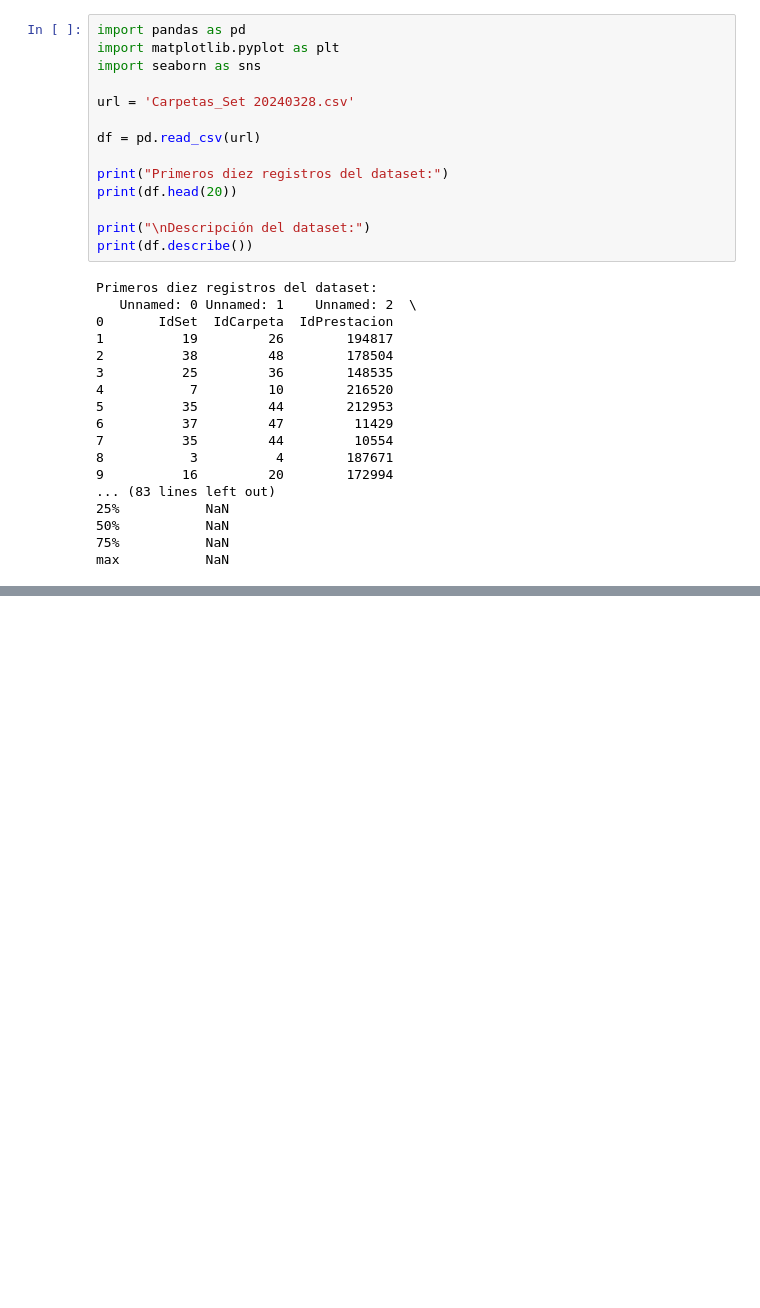
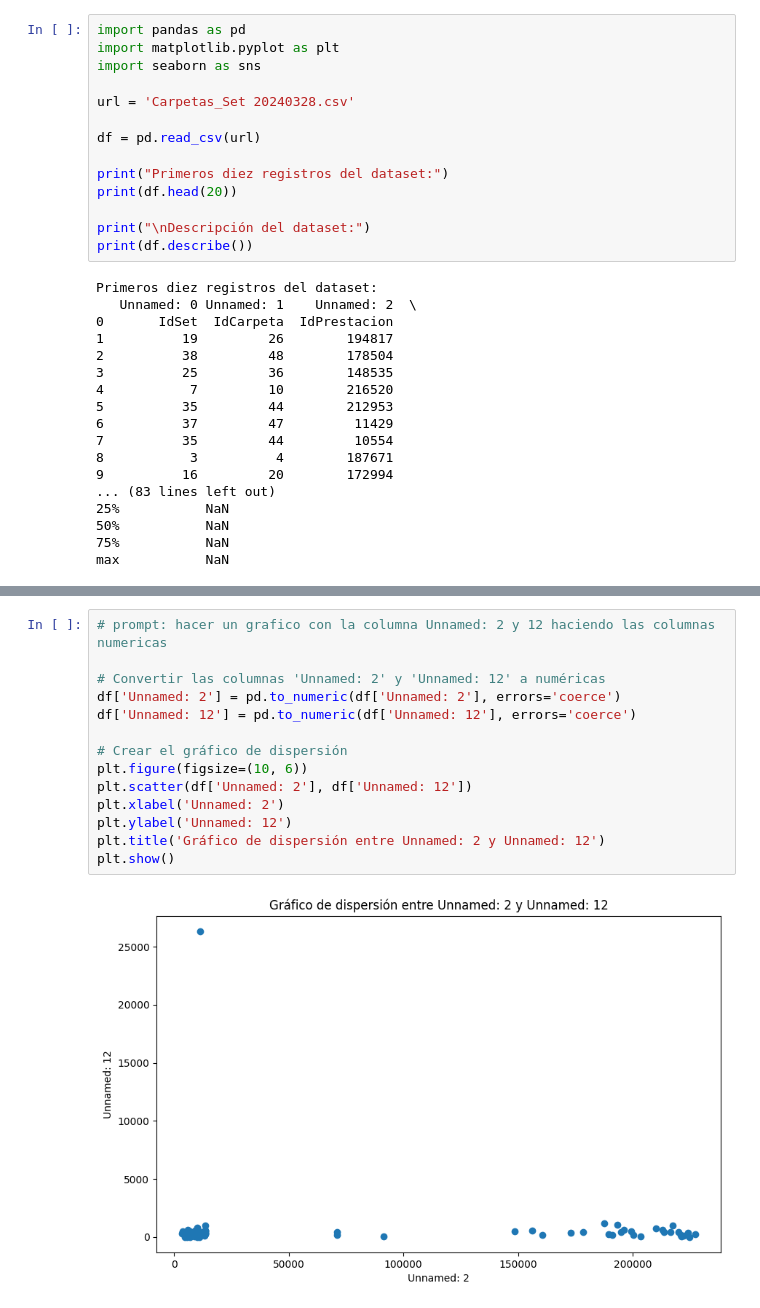
Before and after one commit to LosDatalovers/PRACTICA-PROFESIONALIZANTE-1, a Jupyter notebook: practica_profesionalizante_1.ipynb, the cells around one changed output, grey strips where cells are left out. Saved outputs shown, nothing was run; the diff lists cells and outputs as text; blank space fills up the shorter version.

```diff
--- a/practica_profesionalizante_1.ipynb
+++ b/practica_profesionalizante_1.ipynb
@@ -95,0 +154,16 @@ max           NaN
+# %%
+# prompt: hacer un grafico con la columna Unnamed: 2 y 12 haciendo las columnas numericas
+
+# Convertir las columnas 'Unnamed: 2' y 'Unnamed: 12' a numéricas
+df['Unnamed: 2'] = pd.to_numeric(df['Unnamed: 2'], errors='coerce')
+df['Unnamed: 12'] = pd.to_numeric(df['Unnamed: 12'], errors='coerce')
+
+# Crear el gráfico de dispersión
+plt.figure(figsize=(10, 6))
+plt.scatter(df['Unnamed: 2'], df['Unnamed: 12'])
+plt.xlabel('Unnamed: 2')
+plt.ylabel('Unnamed: 12')
+plt.title('Gráfico de dispersión entre Unnamed: 2 y Unnamed: 12')
+plt.show()
+# %% [output]
+[figure, added]
```
Also changed, not shown: parts of 7 cells of this notebook.
